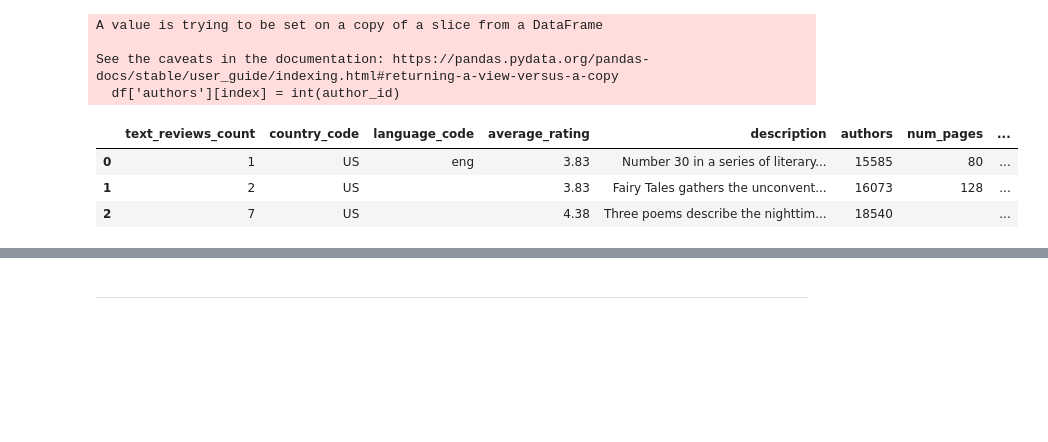
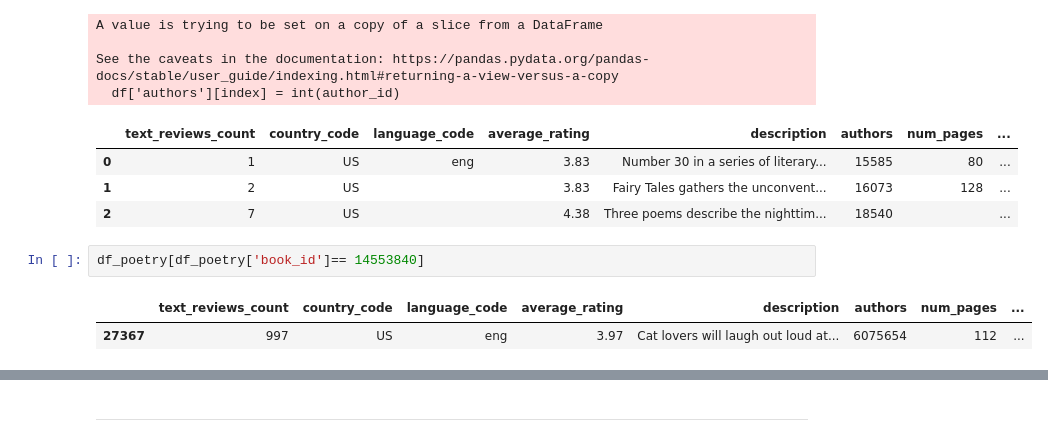
Before and after one commit to ninamamaeva/recommendation_engine, a Jupyter notebook: Untitled.ipynb, the cells around one changed output, grey strips where cells are left out. Saved outputs shown, nothing was run; the diff lists cells and outputs as text; blank space fills up the shorter version.

```diff
--- a/Untitled.ipynb
+++ b/Untitled.ipynb
@@ -60,6 +60,11 @@ See the caveats in the documentation: https://pandas.pydata.org/pandas-docs/stab
 | 0 | 1 | US | eng | 3.83 | Number 30 in a series of literary... | 15585 | 80 | ... |
 | 1 | 2 | US |  | 3.83 | Fairy Tales gathers the unconvent... | 16073 | 128 | ... |
 | 2 | 7 | US |  | 4.38 | Three poems describe the nighttim... | 18540 |  | ... |
+# %%
+df_poetry[df_poetry['book_id']== 14553840]
+# %% [output]
+|  | text_reviews_count | country_code | language_code | average_rating | description | authors | num_pages | ... |
+| 27367 | 997 | US | eng | 3.97 | Cat lovers will laugh out loud at... | 6075654 | 112 | ... |
 # %%
 # See if the authors in our poetry df are in the authors df:
 df_authors['authors'].isin(df_poetry['authors']).value_counts(), df_poetry['authors'].nunique()
```
Also changed, not shown: parts of 10 cells of this notebook, 2 other files.
